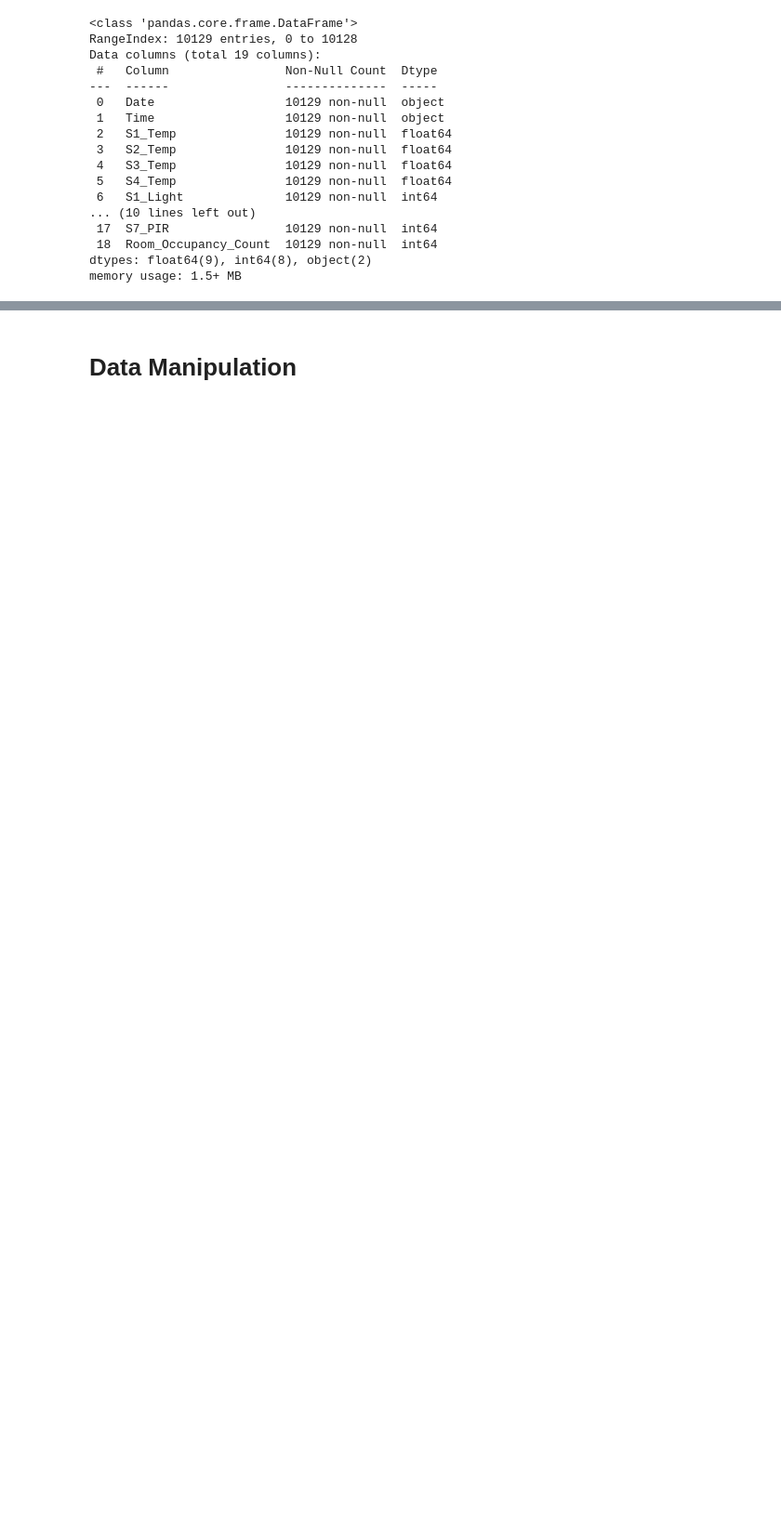
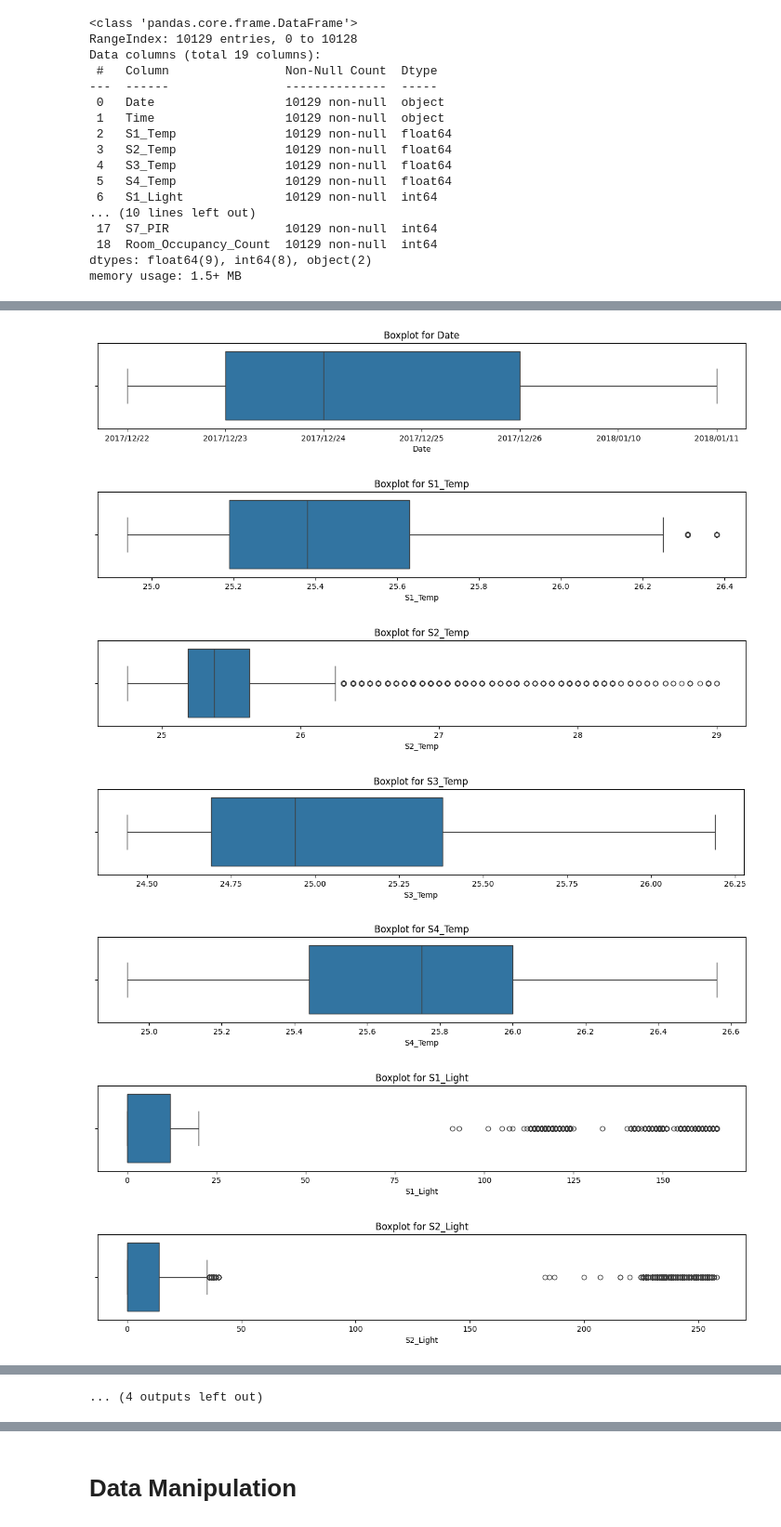
Before and after one commit to ibrahimardic/Room-Occupancy-Estimation, a Jupyter notebook: Room_Occupancy_Count.ipynb, the cells around one changed output, grey strips where cells are left out. Shown at 93% size. Drawn from its saved outputs; the diff is of its cells as text; code cells hidden in the pictures; blank space fills up the shorter version.

```diff
--- a/Room_Occupancy_Count.ipynb
+++ b/Room_Occupancy_Count.ipynb
@@ -113,0 +163,17 @@ Name: Room_Occupancy_Count, dtype: int64
+# %%
+# @title Features overall visualation
+
+numer_datas = df.drop(columns = {'S6_PIR','Room_Occupancy_Count','Time'}, axis=1) #S7_PIR dropped
+
+for i in numer_datas:
+  plt.figure(figsize=(15,2))
+  sns.boxplot(data = df, x = i)
+  plt.title('Boxplot for {}'.format(i))
+# %% [output]
+[figure, added]
+[figure, added]
+[figure, added]
+[figure, added]
+[figure, added]
+[figure, added]
+[figure, added]
@@ -113,0 +185 @@ Name: Room_Occupancy_Count, dtype: int64
+... (4 outputs left out)
```
Also changed, not shown: parts of 60 cells of this notebook.
